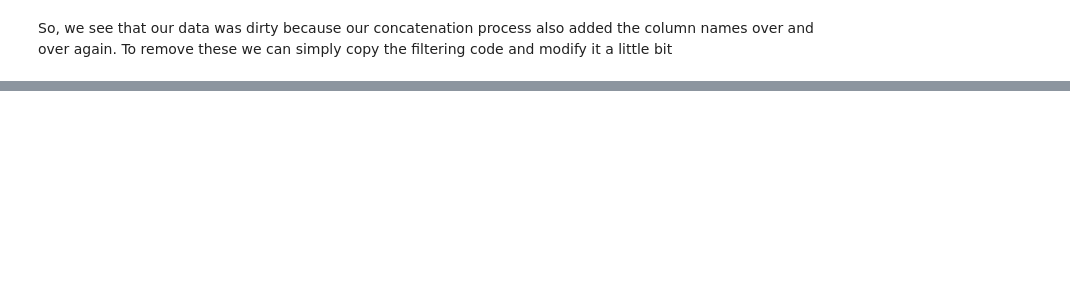
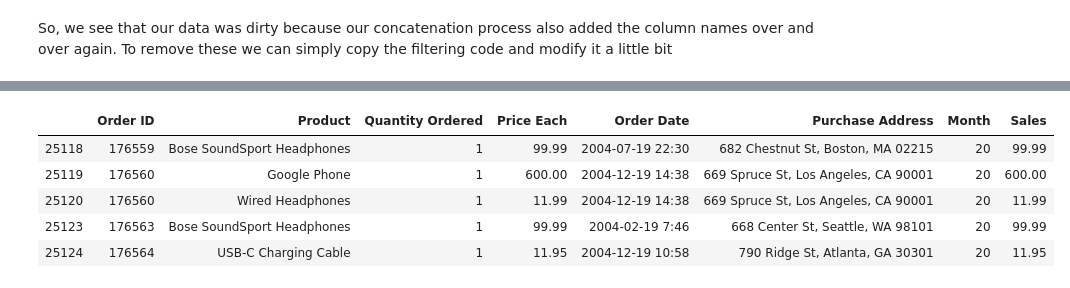
Before and after one commit to paulowe/SalesAnalytics, a Jupyter notebook: salesAnalysis.ipynb, the cells around one changed output, grey strips where cells are left out. Saved outputs shown, nothing was run; the diff lists cells and outputs as text; code cells hidden in the pictures; blank space fills up the shorter version.

```diff
--- a/salesAnalysis.ipynb
+++ b/salesAnalysis.ipynb
@@ -127,0 +124,10 @@ See the caveats in the documentation: http://pandas.pydata.org/pandas-docs/stabl
+# %%
+wrong_month_data = all_data[all_data['Month'] == '20']
+wrong_month_data.head()
+# %% [output]
+|  | Order ID | Product | Quantity Ordered | Price Each | Order Date | Purchase Address | Month | Sales |
+| 25118 | 176559 | Bose SoundSport Headphones | 1 | 99.99 | 2004-07-19 22:30 | 682 Chestnut St, Boston, MA 02215 | 20 | 99.99 |
+| 25119 | 176560 | Google Phone | 1 | 600.00 | 2004-12-19 14:38 | 669 Spruce St, Los Angeles, CA 90001 | 20 | 600.00 |
+| 25120 | 176560 | Wired Headphones | 1 | 11.99 | 2004-12-19 14:38 | 669 Spruce St, Los Angeles, CA 90001 | 20 | 11.99 |
+| 25123 | 176563 | Bose SoundSport Headphones | 1 | 99.99 | 2004-02-19 7:46 | 668 Center St, Seattle, WA 98101 | 20 | 99.99 |
+| 25124 | 176564 | USB-C Charging Cable | 1 | 11.95 | 2004-12-19 10:58 | 790 Ridge St, Atlanta, GA 30301 | 20 | 11.95 |
```
Also changed, not shown: parts of 18 cells of this notebook.
